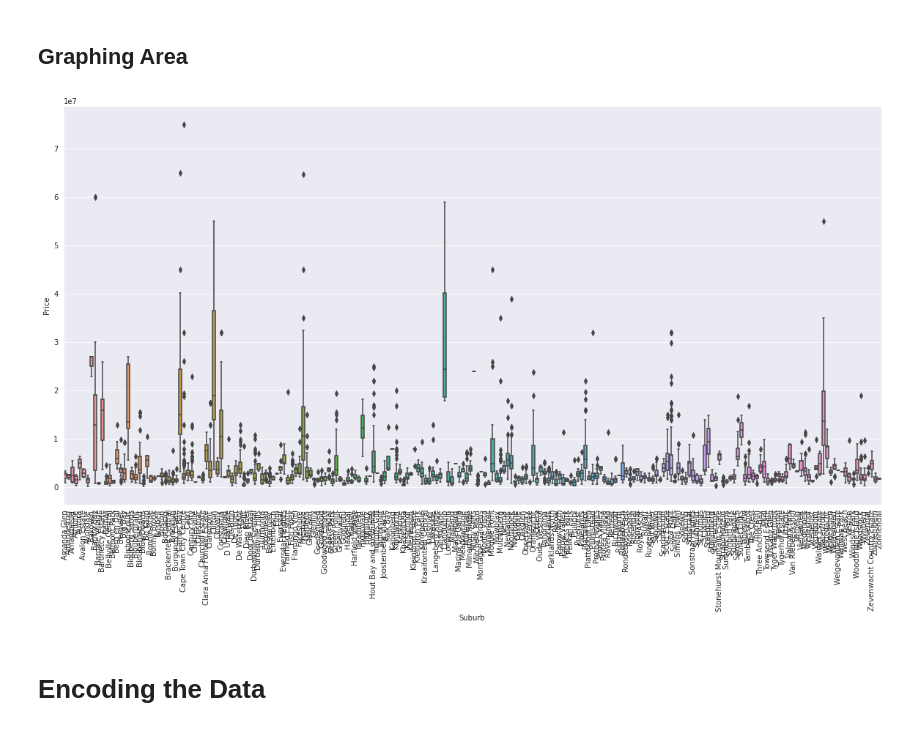
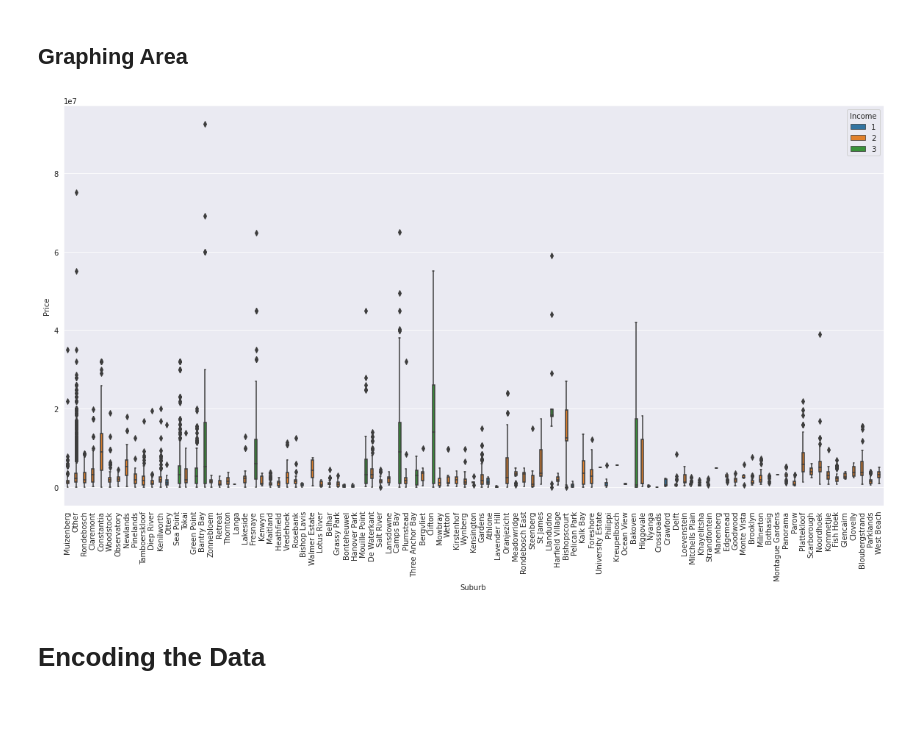
Before and after one commit to malcolmrite-dsi/CPT-House-Predictions, a Jupyter notebook: Data_Cleaning_Code.ipynb, the cells around one changed output. Saved outputs shown, nothing was run; the diff lists cells and outputs as text; code cells hidden in the pictures.

Commit message:
Added City Database and Income Level Feature

```diff
--- a/Data_Cleaning_Code.ipynb
+++ b/Data_Cleaning_Code.ipynb
@@ -605,7 +694,7 @@ def ExploreGraphs(x_feature, y_result, df, choice, custom):
   #Boxplot Choice
   elif choice == "box":
 
-    boxplot = sns.boxplot(x= x_feature, y = y_result, data = df)
+    boxplot = sns.boxplot(x= x_feature, y = y_result, data = df, hue = custom)
     plt.xticks(rotation=90)
     plt.show()
 
@@ -640,24 +729,24 @@ def ExploreGraphs(x_feature, y_result, df, choice, custom):
 # %%
 '''
 How to use function
 FIRST PARAMETER: X Feature (Pandas Column Name)
 
 SECOND PARAMETER: Y FEATURE (Pandas Column Name)
 
 THIRD PARAMETER: DATA (Pandas Dataframe)
 
 FOURTH PARAMETER: Choice of graph: "bar" for Bar Plot (Good for comparing one numeric feature with a feature),
                                     "box" for Box Plot (Good for comparing one insurance product with a feature),
                                     "hist" for Histogram (Good for continuous distrbution of one feature),
                                     "count" for a count plot (Good for the discontinuous distribution of one feature),
                                     "heat" for a heatmap between the variables of the dataset,
                                     "pair" for a pairplot between the variables of a dataset (Be careful of the number of features you're comparing)
 
 FIFTH PARAMETER: Confidence Interval error bar for Bar Plot = number (number% Confidence Interval), None (No error bar)
 '''
-ExploreGraphs("Suburb", "Price", priv_df, "box", 95)
+ExploreGraphs("Suburb", "Price", property_dataset, "box", "Income")
 # %% [output]
-[figure, old version]
+[figure, new version]
 # %% [markdown]
 # Encoding the Data
 # %%
```
Also changed, not shown: parts of 45 cells of this notebook.
